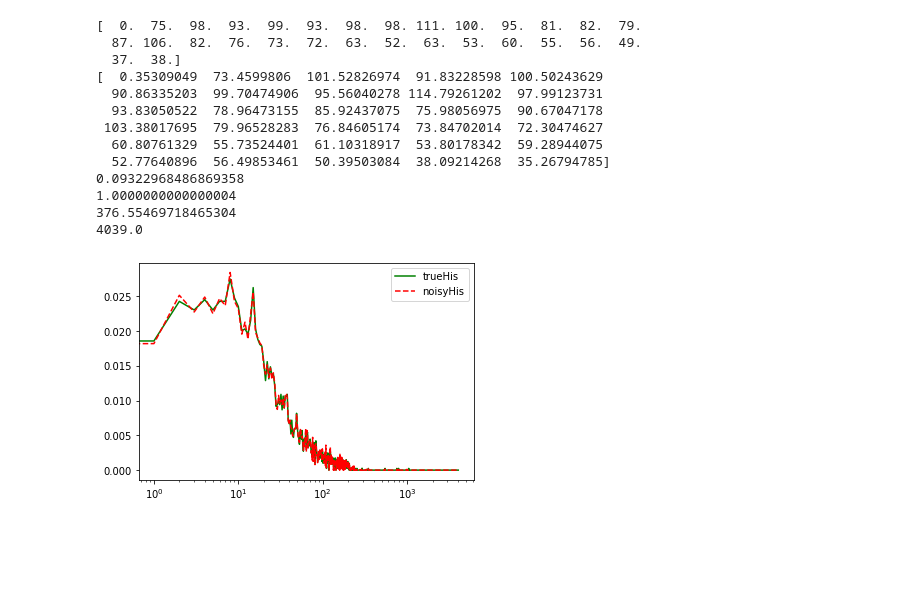
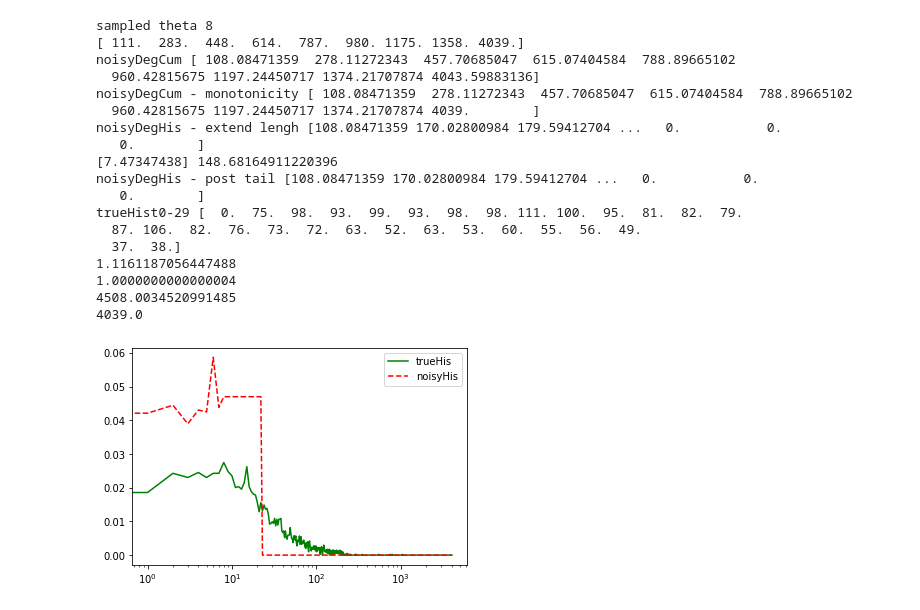
Before and after one commit to DPGraph/DPGraph, a Jupyter notebook: main.ipynb, the cells around one changed output. Cells and saved outputs as stored; diff of their text form; code cells hidden in the pictures; blank space fills up the shorter version.

```diff
--- a/main.ipynb
+++ b/main.ipynb
@@ -97,6 +98,19 @@ def extendHis(his,maxDeg):
         return hisExtended
     else:
         return his
+
+
+def sampleProbList(probList):
+    #print(probList)
+    normalizedProbList = probList/sum(probList)
+    #print(normalizedProbList)
+    r = np.random.uniform(0,1,1)
+    s = 0
+    for i in range(len(probList)):
+        s += normalizedProbList[i]
+        if s >= r:
+            return i
+    return len(probList)-1
 # %%
 #Edge DP algorithms for degree distribution
 
@@ -370,32 +449,41 @@ maxDeg = nodesNum -1  #assume this is given
 trueHis = getDegHis(G,maxDeg)
 # %%
 ##Testing of algorithms for degree distribution
-epsilon = 1000.0
-#noisyDegHis = nodeDP_nodeTrun_Smooth(G,maxDeg,epsilon,[99])
-#noisyDegHis = nodeDP_flowgraph_degSeq_Lap(G,maxDeg,epsilon,[80]) #works for small graph
-#noisyDegHis = nodeDP_edgeAdd_degHisPart_Lap(G, maxDeg, epsilon, thetaList, paritionList) #INCOMPLETE
-noisyDegHis = nodeDP_edgeAdd_degCum_Lap(G,maxDeg,epsilon,[1000])
-noisyDegHis = nodeDP_edgeRemoval_degCum_Lap(G,maxDeg,epsilon,[1000])
+epsilon = 1.0
+maxTheta = min(nodesNum-1,200)
+#noisyDegHis = nodeDP_nodeTrun_Smooth(G,maxDeg,epsilon, maxTheta)
+###noisyDegHis = nodeDP_flowgraph_degSeq_Lap(G,maxDeg,epsilon, maxTheta) #works for small graph
+#thetaCandidates = list(range(maxTheta))
+thetaCandidates = list(range(5,20)) * 10
+#thetaCandidates = [200]#[nodesNum-1]
+noisyDegHis = nodeDP_edgeAdd_degCum_Lap(G,maxDeg,epsilon,thetaCandidates)
 
-print(trueHis[0:30])
-print(noisyDegHis[0:30])
+#noisyDegHis = nodeDP_edgeAdd_degHisPart_Lap(G, maxDeg, epsilon, [t+1 for t in range(maxTheta)], paritionList) #INCOMPLETE
+
+print("trueHist0-29", trueHis[0:30])
+#print("noisyHist0-29", noisyDegHis[0:30])
 plotHis(trueHis/nodesNum,noisyDegHis/nodesNum)
 print(difDegHis_L1(trueHis/nodesNum, noisyDegHis/nodesNum))
 print(difDegHis_L1(trueHis/nodesNum, (np.zeros(maxDeg+1))/nodesNum))
 print(difDegHis_L1(trueHis, noisyDegHis))
 print(difDegHis_L1(trueHis, (np.zeros(maxDeg+1))))
 # %% [output]
-[  0.  75.  98.  93.  99.  93.  98.  98. 111. 100.  95.  81.  82.  79.
+sampled theta 8
+[ 111.  283.  448.  614.  787.  980. 1175. 1358. 4039.]
+noisyDegCum [ 108.08471359  278.11272343  457.70685047  615.07404584  788.89665102
+  960.42815675 1197.24450717 1374.21707874 4043.59883136]
+noisyDegCum - monotonicity [ 108.08471359  278.11272343  457.70685047  615.07404584  788.89665102
+  960.42815675 1197.24450717 1374.21707874 4039.        ]
+noisyDegHis - extend lengh [108.08471359 170.02800984 179.59412704 ...   0.           0.
+   0.        ]
+[7.47347438] 148.68164911220396
+noisyDegHis - post tail [108.08471359 170.02800984 179.59412704 ...   0.           0.
+   0.        ]
+trueHist0-29 [  0.  75.  98.  93.  99.  93.  98.  98. 111. 100.  95.  81.  82.  79.
   87. 106.  82.  76.  73.  72.  63.  52.  63.  53.  60.  55.  56.  49.
   37.  38.]
-[  0.35309049  73.4599806  101.52826974  91.83228598 100.50243629
-  90.86335203  99.70474906  95.56040278 114.79261202  97.99123731
-  93.83050522  78.96473155  85.92437075  75.98056975  90.67047178
- 103.38017695  79.96528283  76.84605174  73.84702014  72.30474627
-  60.80761329  55.73524401  61.10318917  53.80178342  59.28944075
-  52.77640896  56.49853461  50.39503084  38.09214268  35.26794785]
-0.09322968486869358
+1.1161187056447488
 1.0000000000000004
-376.55469718465304
+4508.0034520991485
 4039.0
-[figure, old version]
+[figure, new version]
```
Also changed, not shown: parts of 11 cells of this notebook.
